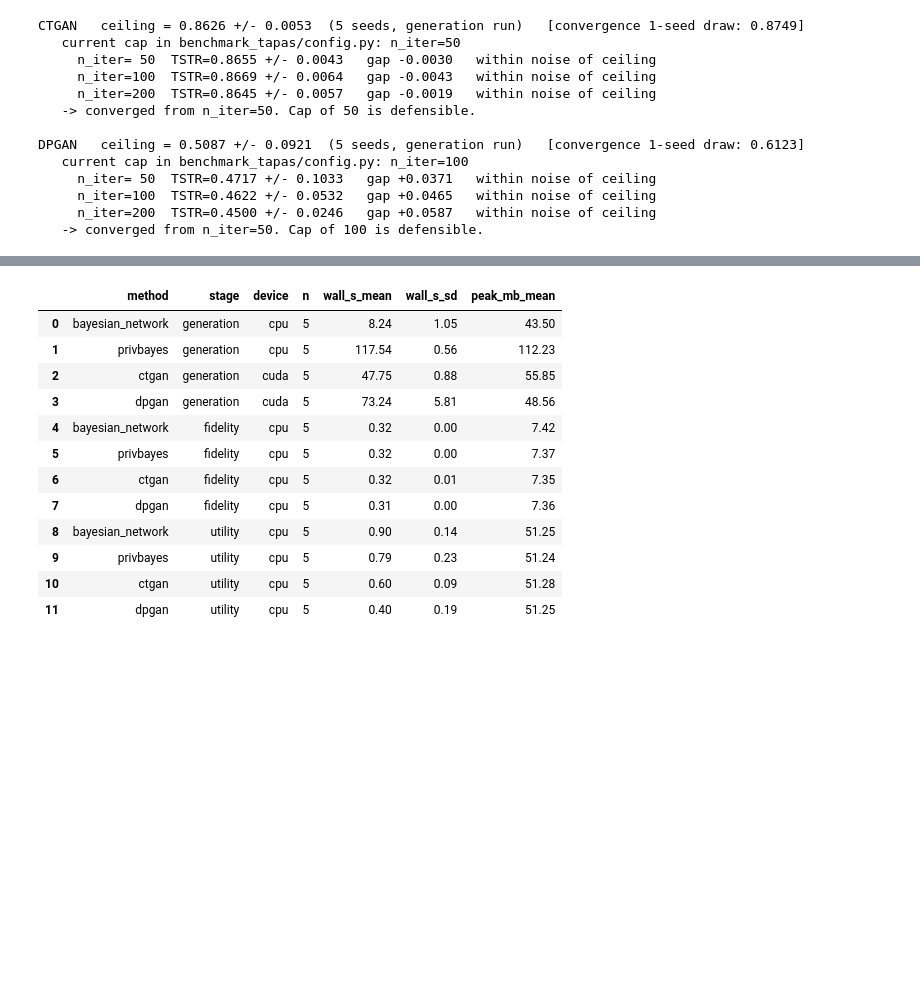
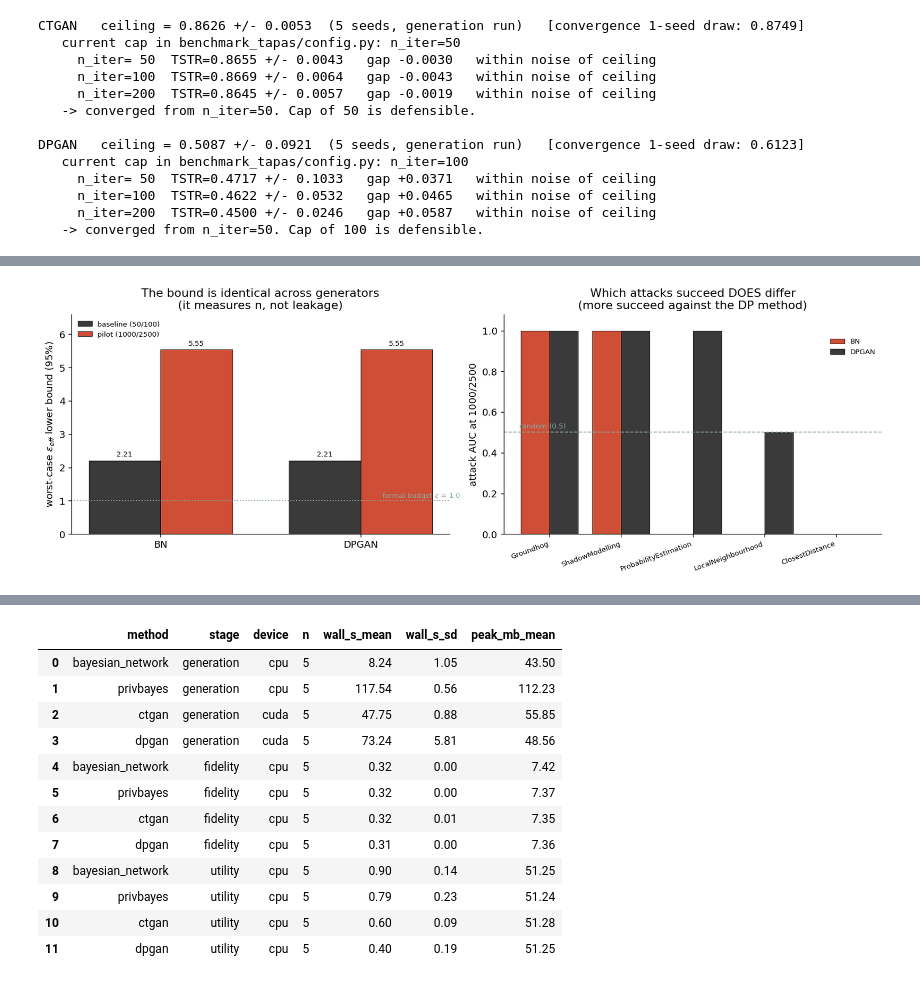
Before and after one commit to oliviapeng26/priv-sdg, a Jupyter notebook: evaluation/analysis.ipynb, the cells around one changed output, grey strips where cells are left out. Saved outputs shown, nothing was run; the diff lists cells and outputs as text; code cells hidden in the pictures; blank space fills up the shorter version.

Commit message:
feat: pilot counts analysis in analysis.ipynb

```diff
--- a/evaluation/analysis.ipynb
+++ b/evaluation/analysis.ipynb
@@ -530,0 +491,63 @@ seeds multiplies it.
+# %%
+# Two panels. Left: eps_low_95 is IDENTICAL across generators -> it is a property of the
+# sample size, not the data. Right: which attacks actually succeed -> this DOES differ.
+if not pilot_df.empty:
+    methods = list(pilot_df['method'].unique())
+    fig, axes = plt.subplots(1, 2, figsize=(13.5, 4.8))
+
+    # --- left: the bound, per generator, baseline vs pilot ---
+    ax = axes[0]
+    x = np.arange(len(methods)); width = 0.36
+    for i, (setting, colour) in enumerate([('baseline', GREY), ('pilot', ORANGE)]):
+        vals, lbl = [], setting
+        for m in methods:
+            sub = pilot_df[(pilot_df.method == m) & (pilot_df.setting == setting)]
+            vals.append(sub.eps_low_95.max() if len(sub) else np.nan)
+            if len(sub):
+                lbl = f'{setting} ({sub.counts.iloc[0]})'
+        ax.bar(x + (i - 0.5) * width, vals, width, label=lbl, color=colour,
+               edgecolor='black', linewidth=0.5)
+        for xi, v in zip(x + (i - 0.5) * width, vals):
+            if not np.isnan(v):
+                ax.text(xi, v + 0.12, f'{v:.2f}', ha='center', fontsize=8)
+    ax.axhline(1.0, ls=':', lw=1.2, color=TEAL)
+    ax.text(len(methods) - 0.5, 1.1, 'formal budget $\\varepsilon$ = 1.0',
+            fontsize=8, color=TEAL, ha='right')
+    ax.set_xticks(x); ax.set_xticklabels([METHOD_LABELS.get(m, m) for m in methods])
+    ax.set_ylabel('worst-case $\\varepsilon_{eff}$ lower bound (95%)')
+    ax.set_ylim(0, 6.6)
+    ax.set_title('The bound is identical across generators\n(it measures n, not leakage)')
+    ax.legend(frameon=False, fontsize=8, loc='upper left')
+    ax.spines[['top', 'right']].set_visible(False)
+
+    # --- right: per-attack AUC at the pilot counts -> the real discriminator ---
+    ax = axes[1]
+    piv = (pilot_df[pilot_df.setting == 'pilot']
+           .pivot_table(index='attack', columns='method', values='auc'))
+    order = ['Groundhog', 'ShadowModelling', 'ProbabilityEstimation',
+             'LocalNeighbourhood', 'ClosestDistance']
+    piv = piv.reindex([o for o in order if o in piv.index])
+    xa = np.arange(len(piv)); w = 0.8 / max(len(methods), 1)
+    for i, m in enumerate(methods):
+        if m not in piv.columns:
+            continue
+        bar_colour = [ORANGE, GREY, TEAL, SLATE][i % 4]
+        ax.bar(xa + (i - (len(methods) - 1) / 2) * w, piv[m], w,
+               label=METHOD_LABELS.get(m, m), color=bar_colour,
+               edgecolor='black', linewidth=0.5)
+    ax.axhline(0.5, ls='--', lw=1, color=TEAL)
+    ax.text(-0.42, 0.52, 'random (0.5)', fontsize=8, color=TEAL, ha='left')
+    ax.set_xticks(xa)
+    ax.set_xticklabels(piv.index, rotation=20, ha='right', fontsize=8)
+    ax.set_ylabel('attack AUC at 1000/2500')
+    ax.set_ylim(0, 1.08)
+    ax.set_title('Which attacks succeed DOES differ\n(more succeed against the DP method)')
+    ax.legend(frameon=False, fontsize=8, loc='upper right',
+              bbox_to_anchor=(1.0, 0.92))
+    ax.spines[['top', 'right']].set_visible(False)
+
+    plt.tight_layout()
+    plt.savefig(RESULTS / 'pilot_counts.png', bbox_inches='tight', dpi=150)
+    plt.show()
+# %% [output]
+[figure, added]
```
Also changed, not shown: parts of 11 cells of this notebook, 1 other file.
